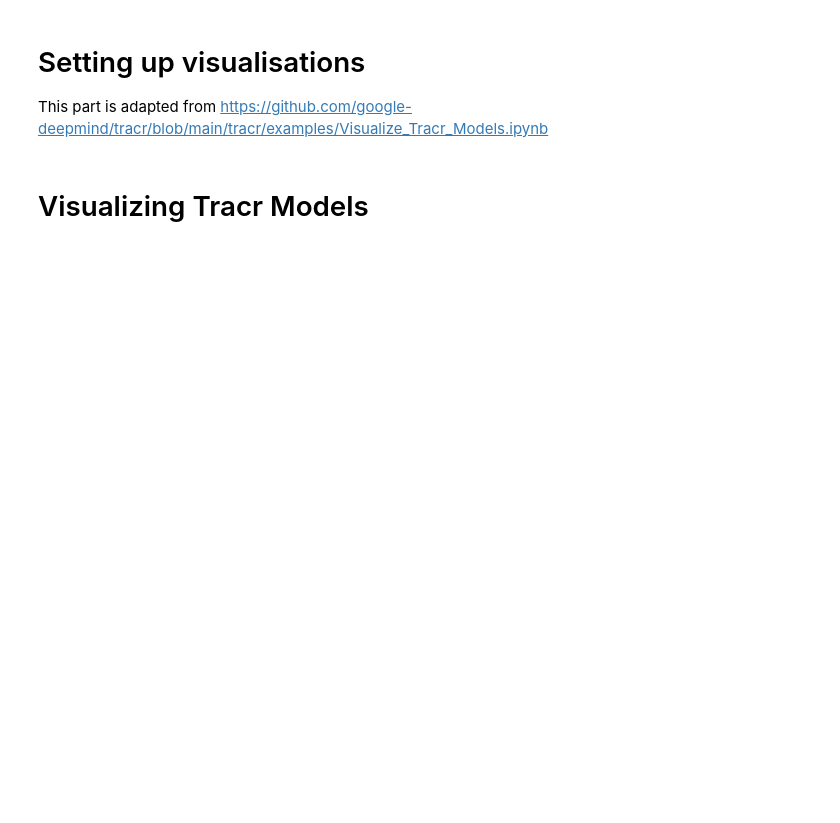
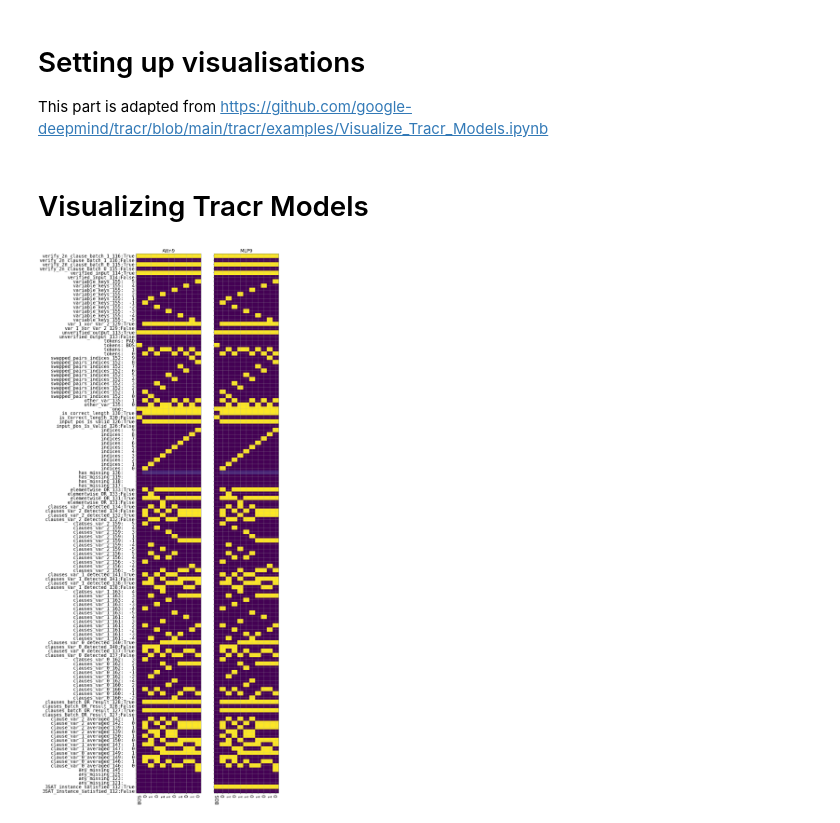
Before and after one commit to AndisDraguns/rasp-lab, a Jupyter notebook: 3_SAT_Verification_Transformer_in_Tracr.ipynb, the cells around one changed output. Drawn from its saved outputs; the diff is of its cells as text; code cells hidden in the pictures; blank space fills up the shorter version.

```diff
--- a/3_SAT_Verification_Transformer_in_Tracr.ipynb
+++ b/3_SAT_Verification_Transformer_in_Tracr.ipynb
@@ -379,7 +621,7 @@ d_model = tracr_model.params["token_embed"]['embeddings'].shape[1]
 # Equivalent to length of vocab, WITHOUT BOS and PAD at the end because we never care about these outputs
 # In practice, we always feed the logits into an argmax
 # d_vocab_out = tracr_model.params["token_embed"]['embeddings'].shape[0] - 2  # incorrect! fixed below
-d_vocab_out = tracr_d_vocab_out
+d_vocab_out = tracr_extracted_params["tracr_d_vocab_out"]
 
 cfg = HookedTransformerConfig(
     n_layers=n_layers,
@@ -408,7 +650,7 @@ sd["embed.W_E"] = tracr_model.params["token_embed"]['embeddings']
 # The unembed is just a projection onto the first few elements of the residual stream, these store output tokens
 # This is a NumPy array, the rest are Jax Arrays, but w/e it's fine.
 # sd["unembed.W_U"] = np.eye(d_model, d_vocab_out)  # incorrect! fixed below
-sd["unembed.W_U"] = tracr_unembed_matrix
+sd["unembed.W_U"] = tracr_extracted_params["tracr_unembed_matrix"]
 
 
 for l in range(n_layers):
@@ -471,17 +717,20 @@ tl_model.load_state_dict(sd, strict=False)
 # %%
 #@title Create helper functions to do the tokenization and de-tokenization
 # %%
-INPUT_ENCODER = tracr_model.input_encoder
-OUTPUT_ENCODER = tracr_model.output_encoder
 
-def create_model_input(input, input_encoder=INPUT_ENCODER):
-    encoding = input_encoder.encode(input)
-    return torch.tensor(encoding).unsqueeze(dim=0)
+def tl_create_model_input(input, input_encoder=tracr_model.input_encoder):
+    tl_encoding = input_encoder.encode(format_inputs(input))
+    tl_input_tokens_tensor = torch.tensor(tl_encoding).unsqueeze(dim=0)
+    return tl_input_tokens_tensor
 
-def decode_model_output(logits, output_encoder=OUTPUT_ENCODER, bos_token=INPUT_ENCODER.bos_token):
-    max_output_indices = logits.squeeze(dim=0).argmax(dim=-1)
-    decoded_output = output_encoder.decode(max_output_indices.tolist())
-    decoded_output_with_bos = [bos_token] + decoded_output[1:]
-    return decoded_output_with_bos
+def decode_model_output(tl_logits, output_encoder=tracr_model.output_encoder, bos_token=tracr_model.input_encoder.bos_token):
+    tl_logits_squeezed = tl_logits.squeeze(dim=0)
+    if tracr_extracted_params["categorical_output"]:
+      tl_logits_processed = tl_logits_squeezed.argmax(dim=-1)
+    else:
+      tl_logits_processed = tl_logits_squeezed.squeeze(dim=1)
+    tl_decoded_output_without_bos = output_encoder.decode(tl_logits_processed.tolist())
+    tl_decoded_output = [bos_token] + tl_decoded_output_without_bos[1:]
+    return tl_decoded_output
 # %%
 #@title We can now run the model!
@@ -502,7 +749,7 @@ print("TransformerLens Decoding:", tl_decoded_output)
 # %%
 #@title Check whether the activations and outputs match
-tracr_out = tracr_model.apply(create_input_list(test_input))
-tl_input_tokens_tensor = get_tl_input_tokens_tensor(test_input)
+tracr_out = tracr_model.apply(format_inputs(test_input))
+tl_input_tokens_tensor = tl_create_model_input(test_input)
 logits, cache = tl_model.run_with_cache(tl_input_tokens_tensor)
 # (cached all intermediate activations in the model)
 
@@ -513,6 +760,9 @@ for layer in range(tl_model.cfg.n_layers):
     print(f"Layer {layer} Attn Out Equality Check:", attention_equal)
     print(f"Layer {layer} MLP Out Equality Check: ", mlp_equal)
 
+# for plots:
+final_residual_stream = cache["resid_post", -1].detach().cpu().numpy()[0]
+
 outputs_match = tracr_decoded_output == tl_decoded_output
 print("Outputs match:", outputs_match)
 assert(outputs_match)
@@ -663,6 +947,8 @@ tracr_model.apply(test_input_list).decoded
 # %%
-#@title Plot final residual stream
-plot_residuals_and_input(model=tracr_model, inputs=test_input_list, show_last_n_layers=2)
+#@title Plot final 2 residuals
+plot_residuals_and_input(model=tracr_model, inputs=format_inputs(test_input), show_last_n_layers=2)
+# %% [output]
+[figure, added]
 # %%
 #@title Plot residual stream
 # plots the entire stream - can be slow
```
Also changed, not shown: parts of 36 cells of this notebook.
